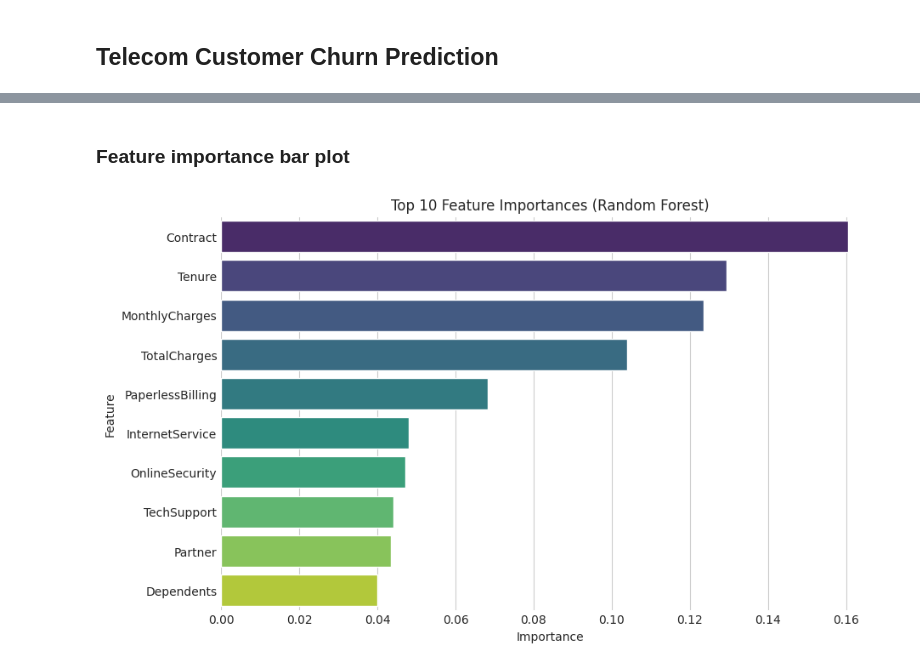
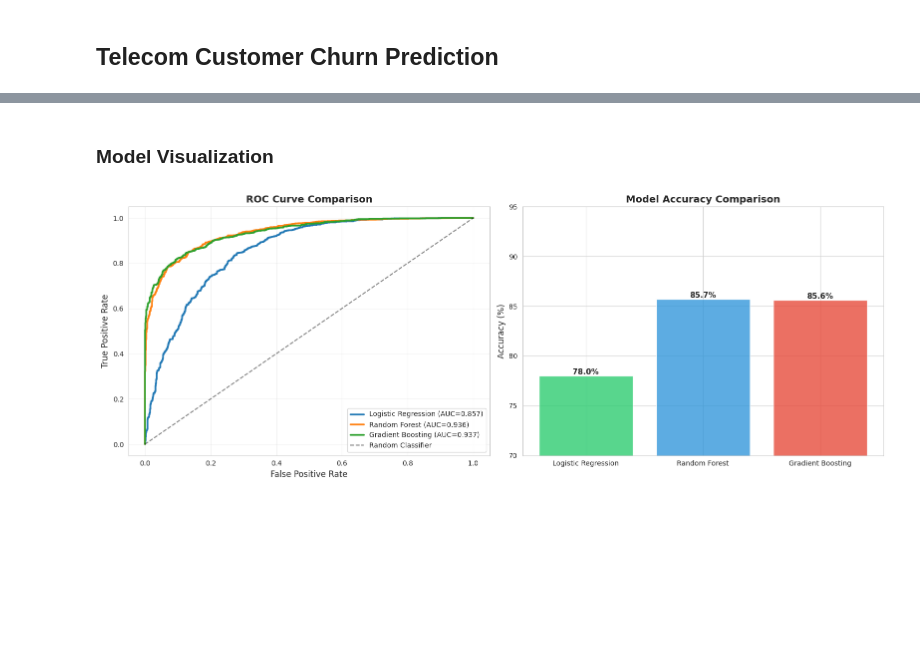
Before and after one commit to sathish-2424/Customer-Churn-Prediction, a Jupyter notebook: telecom_customer_churn_prediction.ipynb, the cells around one changed output, grey strips where cells are left out. Drawn from its saved outputs; the diff is of its cells as text; code cells hidden in the pictures; blank space fills up the shorter version.

```diff
--- a/telecom_customer_churn_prediction.ipynb
+++ b/telecom_customer_churn_prediction.ipynb
@@ -5,15 +11,17 @@ import pandas as pd
 import numpy as np
 import matplotlib.pyplot as plt
 import seaborn as sns
-from sklearn.model_selection import train_test_split, cross_val_score
+from sklearn.model_selection import train_test_split, cross_val_score, GridSearchCV
 from sklearn.preprocessing import OrdinalEncoder, StandardScaler
-from sklearn.ensemble import RandomForestClassifier
+from sklearn.ensemble import RandomForestClassifier, GradientBoostingClassifier
 from sklearn.linear_model import LogisticRegression
-from sklearn.metrics import classification_report, confusion_matrix, accuracy_score, roc_auc_score, roc_curve
+from sklearn.metrics import (classification_report, confusion_matrix,
+                             accuracy_score, roc_auc_score, roc_curve, f1_score)
 from imblearn.over_sampling import SMOTE
 import warnings
+warnings.filterwarnings('ignore')
 
-warnings.filterwarnings('ignore')
+# Set plotting style
 sns.set_style('whitegrid')
-plt.rcParams['figure.figsize'] = (12, 6)
+plt.rcParams['figure.figsize'] = (14, 7)
 # %% [markdown]
@@ -190,10 +454,37 @@ plt.show()
 # %% [markdown]
-### Feature importance bar plot
+### Model Visualization
 # %%
-top_features = feature_importance.head(10)
-plt.figure(figsize=(10, 6))
-sns.barplot(x='Importance', y='Feature', data=top_features, palette='viridis')
-plt.title('Top 10 Feature Importances (Random Forest)')
+# 1. ROC Curves Comparison
+fig, axes = plt.subplots(1, 2, figsize=(16, 6))
+
+# Plot ROC curves
+for name, result in results.items():
+    fpr, tpr, _ = roc_curve(y_test, result['y_pred_proba'])
+    axes[0].plot(fpr, tpr, label=f"{name} (AUC={result['roc_auc']:.3f})", linewidth=2.5)
+
+axes[0].plot([0, 1], [0, 1], 'k--', alpha=0.5, label='Random Classifier')
+axes[0].set_xlabel('False Positive Rate', fontsize=12)
+axes[0].set_ylabel('True Positive Rate', fontsize=12)
+axes[0].set_title('ROC Curve Comparison', fontsize=14, fontweight='bold')
+axes[0].legend(fontsize=10)
+axes[0].grid(True, alpha=0.3)
+
+# Model Accuracy Comparison
+model_names = list(results.keys())
+accuracies = [results[m]['accuracy']*100 for m in model_names]
+colors = ['#2ecc71', '#3498db', '#e74c3c']
+
+bars = axes[1].bar(model_names, accuracies, color=colors, alpha=0.8)
+axes[1].set_ylabel('Accuracy (%)', fontsize=12)
+axes[1].set_title('Model Accuracy Comparison', fontsize=14, fontweight='bold')
+axes[1].set_ylim([70, 95])
+
+for bar, acc in zip(bars, accuracies):
+    height = bar.get_height()
+    axes[1].text(bar.get_x() + bar.get_width()/2., height,
+                f'{acc:.1f}%', ha='center', va='bottom', fontsize=11, fontweight='bold')
+
+plt.tight_layout()
 plt.show()
 # %% [output]
-[figure, old version]
+[figure, new version]
```
Also changed, not shown: parts of 24 cells of this notebook, 5 other files.
